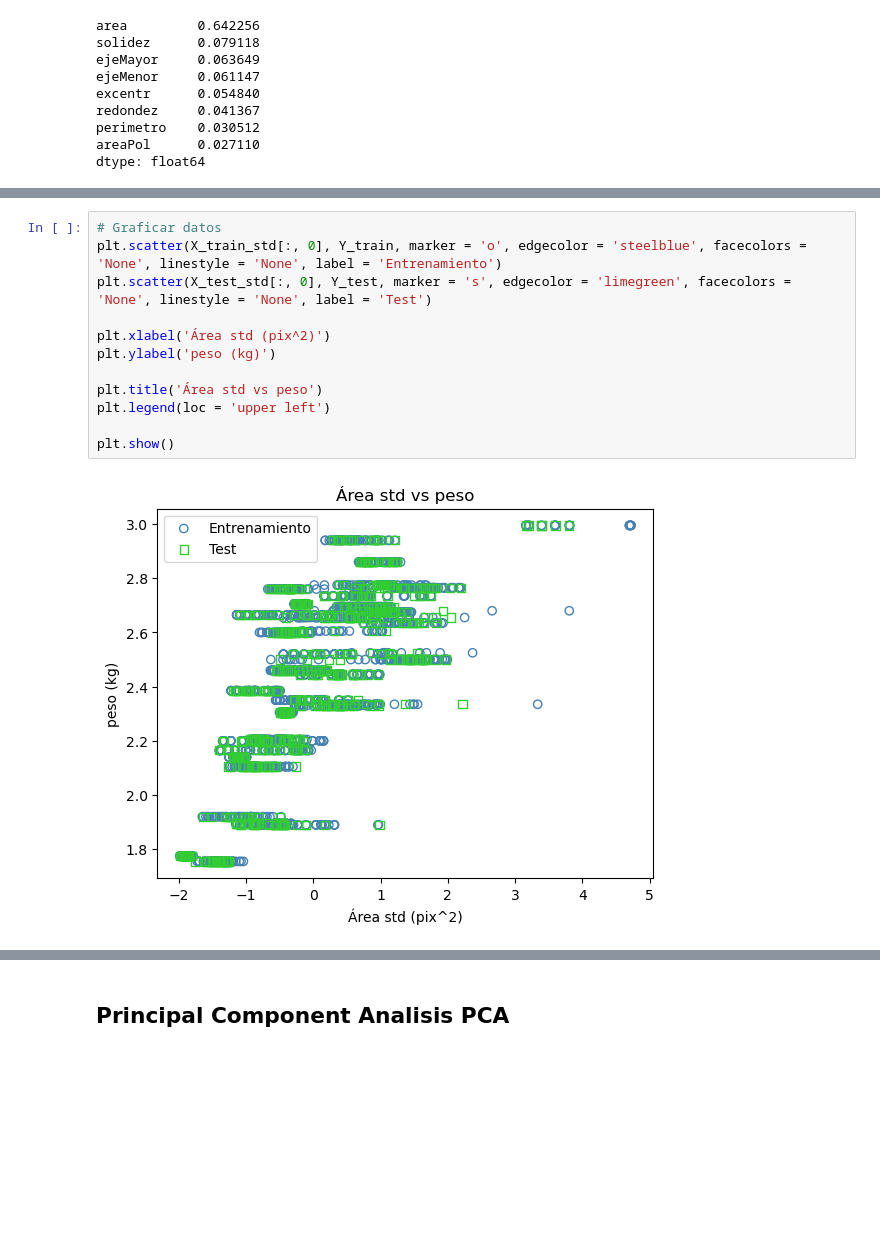
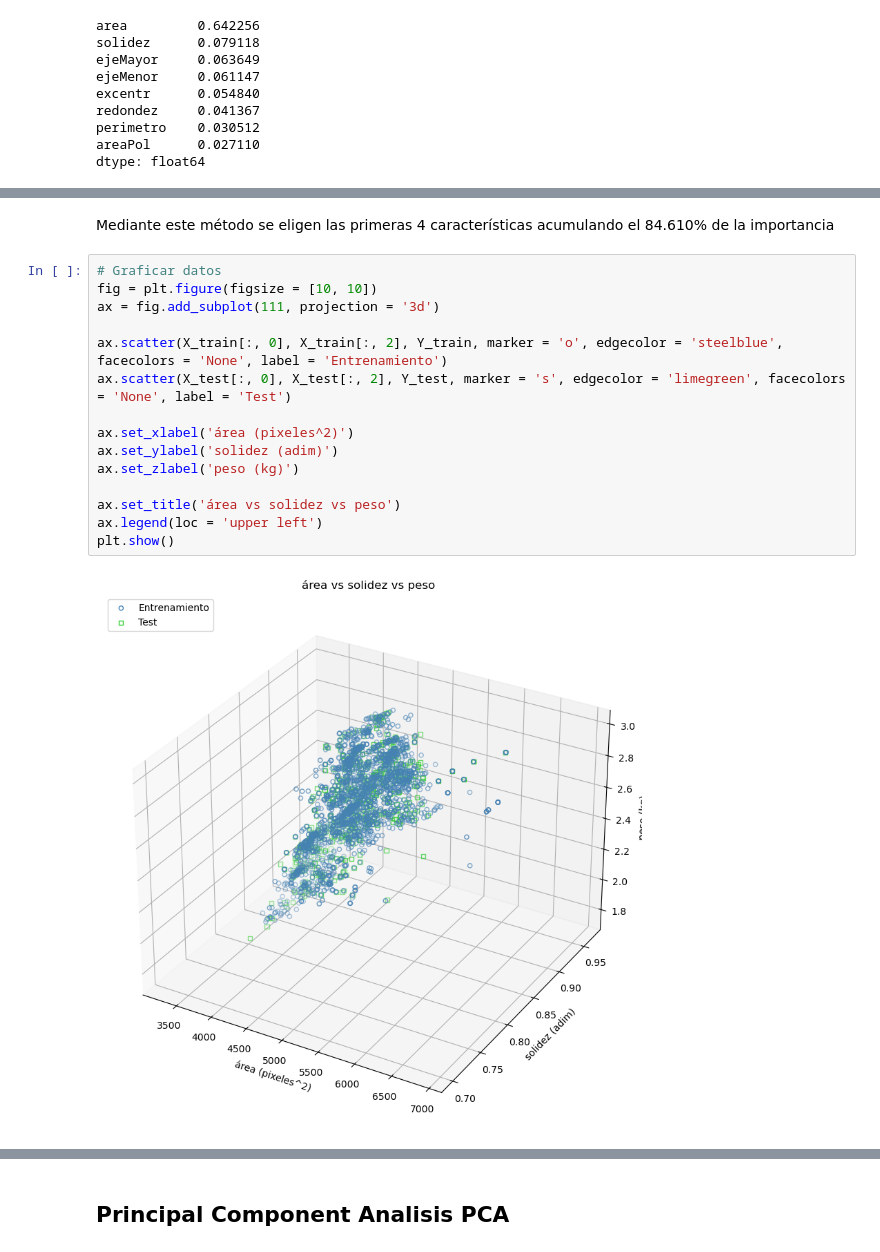
Before and after one commit to JoseAlfredoMartinezMartinez1995/EstimacionPesoPollos, a Jupyter notebook: P04_Analisis.ipynb, the cells around one changed output, grey strips where cells are left out. Saved outputs shown, nothing was run; the diff lists cells and outputs as text; blank space fills up the shorter version.

```diff
--- a/P04_Analisis.ipynb
+++ b/P04_Analisis.ipynb
@@ -117,15 +137,20 @@ plt.show()
+# %% [markdown]
+Mediante este método se eligen las primeras 4 características acumulando el 84.610% de la importancia
 # %%
 # Graficar datos
-plt.scatter(X_train_std[:, 0], Y_train, marker = 'o', edgecolor = 'steelblue', facecolors = 'None', linestyle = 'None', label = 'Entrenamiento')
-plt.scatter(X_test_std[:, 0], Y_test, marker = 's', edgecolor = 'limegreen', facecolors = 'None', linestyle = 'None', label = 'Test')
+fig = plt.figure(figsize = [10, 10])
+ax = fig.add_subplot(111, projection = '3d')
 
-plt.xlabel('Área std (pix^2)')
-plt.ylabel('peso (kg)')
+ax.scatter(X_train[:, 0], X_train[:, 2], Y_train, marker = 'o', edgecolor = 'steelblue', facecolors = 'None', label = 'Entrenamiento')
+ax.scatter(X_test[:, 0], X_test[:, 2], Y_test, marker = 's', edgecolor = 'limegreen', facecolors = 'None', label = 'Test')
 
-plt.title('Área std vs peso')
-plt.legend(loc = 'upper left')
+ax.set_xlabel('área (pixeles^2)')
+ax.set_ylabel('solidez (adim)')
+ax.set_zlabel('peso (kg)')
 
+ax.set_title('área vs solidez vs peso')
+ax.legend(loc = 'upper left')
 plt.show()
 # %% [output]
-[figure, old version]
+[figure, new version]
 # %%
```
Also changed, not shown: parts of 26 cells of this notebook, 13 other files.
